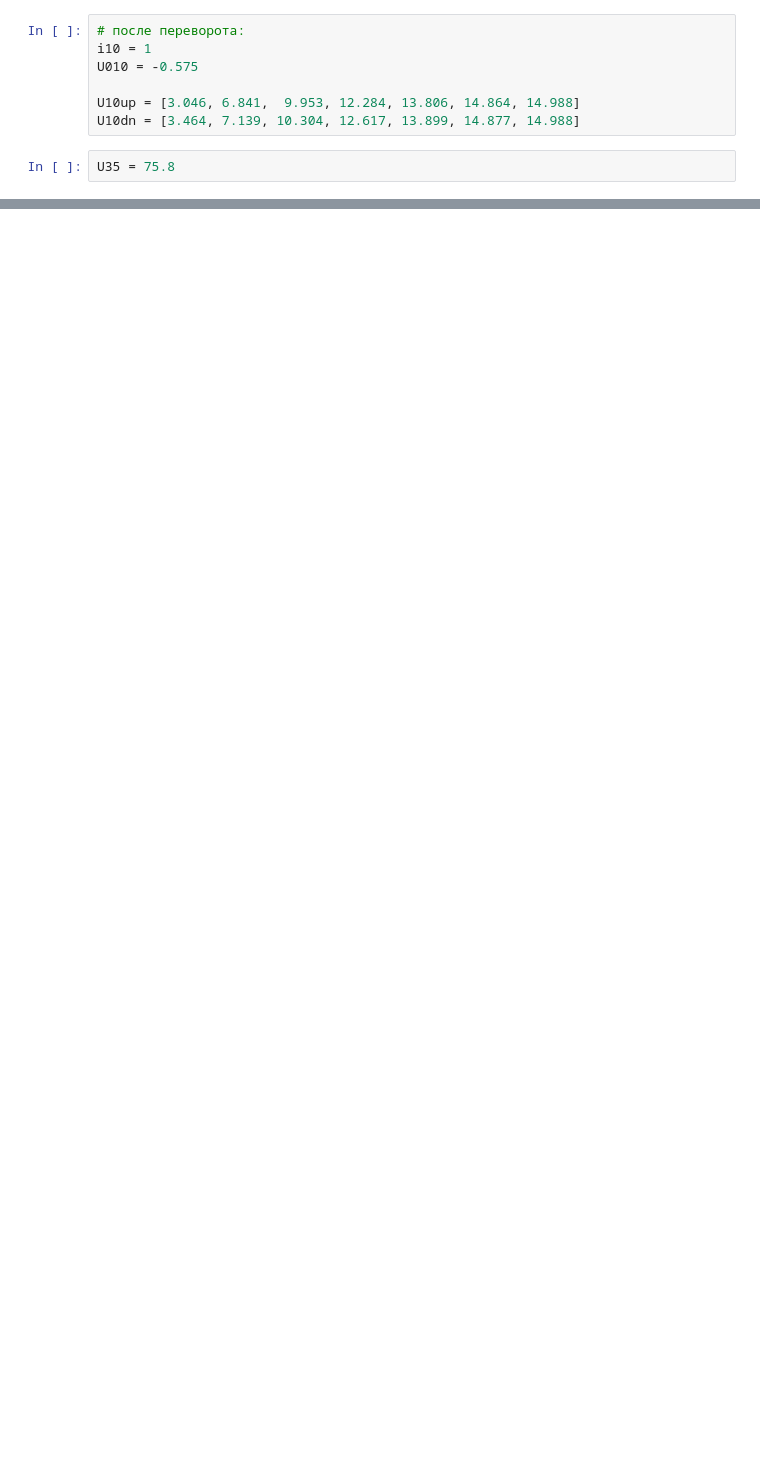
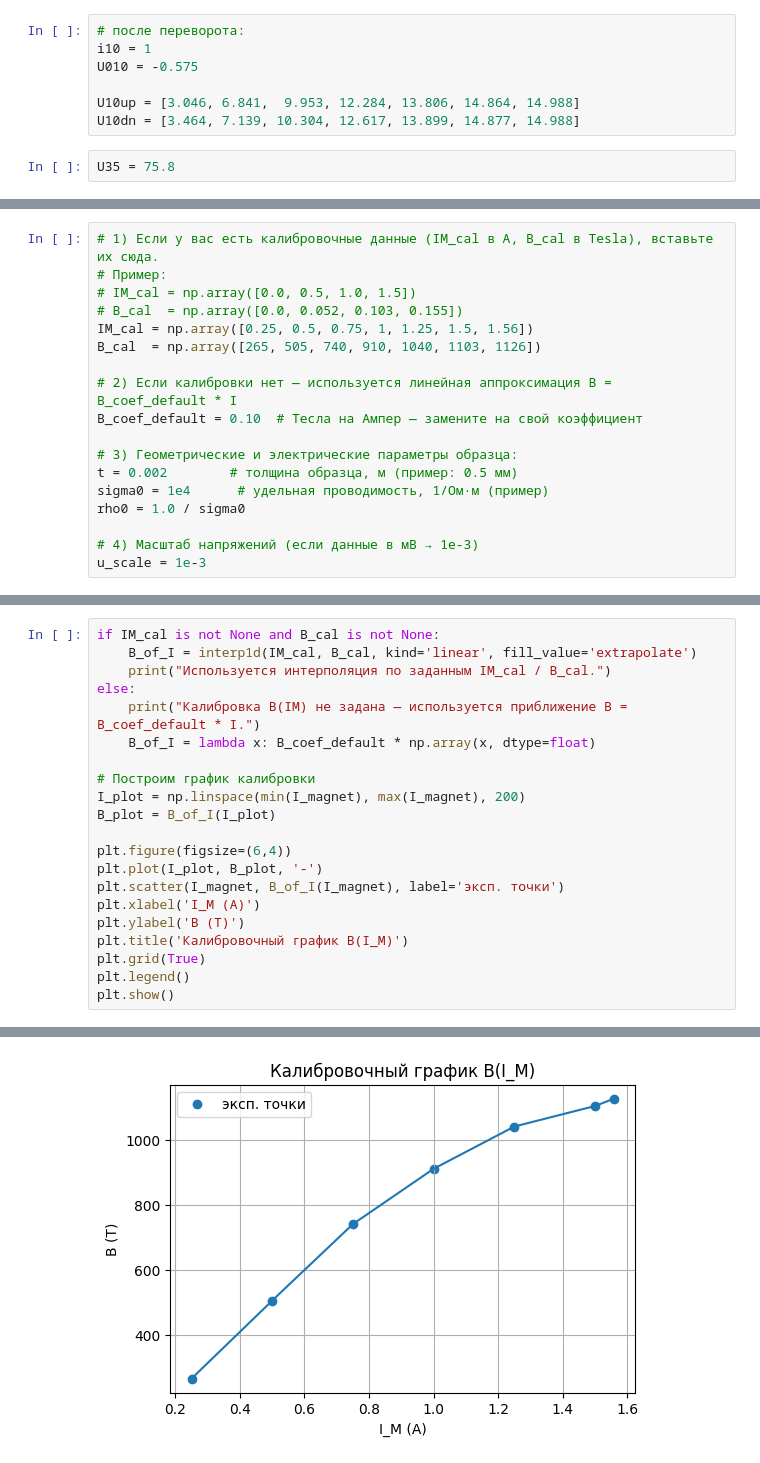
Before and after one commit to Bebriali/labs_ost, a Jupyter notebook: lab_3.3.4/lab.ipynb, the cells around one changed output, grey strips where cells are left out. Saved outputs shown, nothing was run; the diff lists cells and outputs as text; blank space fills up the shorter version.

```diff
--- a/lab_3.3.4/lab.ipynb
+++ b/lab_3.3.4/lab.ipynb
@@ -52,0 +59,18 @@ U35 = 75.8
+# %%
+# 1) Если у вас есть калибровочные данные (IM_cal в A, B_cal в Tesla), вставьте их сюда.
+# Пример:
+# IM_cal = np.array([0.0, 0.5, 1.0, 1.5])
+# B_cal  = np.array([0.0, 0.052, 0.103, 0.155])
+IM_cal = np.array([0.25, 0.5, 0.75, 1, 1.25, 1.5, 1.56])
+B_cal  = np.array([265, 505, 740, 910, 1040, 1103, 1126])
+
+# 2) Если калибровки нет — используется линейная аппроксимация B = B_coef_default * I
+B_coef_default = 0.10  # Тесла на Ампер — замените на свой коэффициент
+
+# 3) Геометрические и электрические параметры образца:
+t = 0.002        # толщина образца, м (пример: 0.5 мм)
+sigma0 = 1e4      # удельная проводимость, 1/Ом·м (пример)
+rho0 = 1.0 / sigma0
+
+# 4) Масштаб напряжений (если данные в мВ → 1e-3)
+u_scale = 1e-3
@@ -52,0 +124,22 @@ U35 = 75.8
+# %%
+if IM_cal is not None and B_cal is not None:
+    B_of_I = interp1d(IM_cal, B_cal, kind='linear', fill_value='extrapolate')
+    print("Используется интерполяция по заданным IM_cal / B_cal.")
+else:
+    print("Калибровка B(IM) не задана — используется приближение B = B_coef_default * I.")
+    B_of_I = lambda x: B_coef_default * np.array(x, dtype=float)
+
+# Построим график калибровки
+I_plot = np.linspace(min(I_magnet), max(I_magnet), 200)
+B_plot = B_of_I(I_plot)
+
+plt.figure(figsize=(6,4))
+plt.plot(I_plot, B_plot, '-')
+plt.scatter(I_magnet, B_of_I(I_magnet), label='эксп. точки')
+plt.xlabel('I_M (A)')
+plt.ylabel('B (T)')
+plt.title('Калибровочный график B(I_M)')
+plt.grid(True)
+plt.legend()
+plt.show()
+# %% [output]
@@ -52,0 +147 @@ U35 = 75.8
+[figure, added]
```
Also changed, not shown: parts of 9 cells of this notebook, 1 other file.
